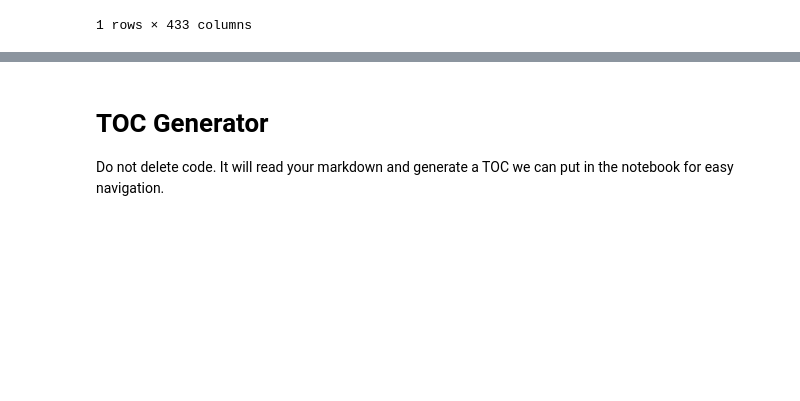
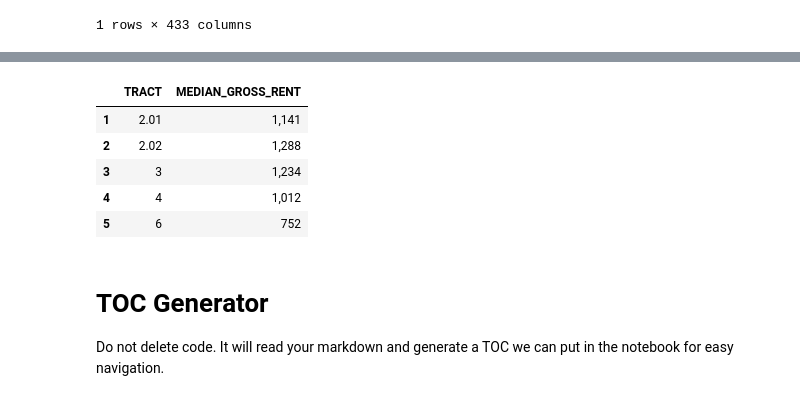
Before and after one commit to Code-You-Contributors/HUD_data_master, a Jupyter notebook: Curtis/curtis.ipynb, the cells around one changed output, grey strips where cells are left out. Cells and saved outputs as stored; diff of their text form; code cells hidden in the pictures; blank space fills up the shorter version.

```diff
--- a/Curtis/curtis.ipynb
+++ b/Curtis/curtis.ipynb
@@ -215,0 +229,15 @@ df_rent.head()
+# %%
+# Now we can label first column
+df_rent.rename(columns={df_rent.columns[0]: 'TRACT'}, inplace=True)
+
+# Keep only tract # in string
+df_rent['TRACT'] = df_rent['TRACT'].str.extract(r'Census Tract ([\d.]+)')
+
+df_rent.head()
+# %% [output]
+|  | TRACT | MEDIAN_GROSS_RENT |
+| 1 | 2.01 | 1,141 |
+| 2 | 2.02 | 1,288 |
+| 3 | 3 | 1,234 |
+| 4 | 4 | 1,012 |
+| 5 | 6 | 752 |
```
Also changed, not shown: parts of 5 cells of this notebook, 2 other files.
